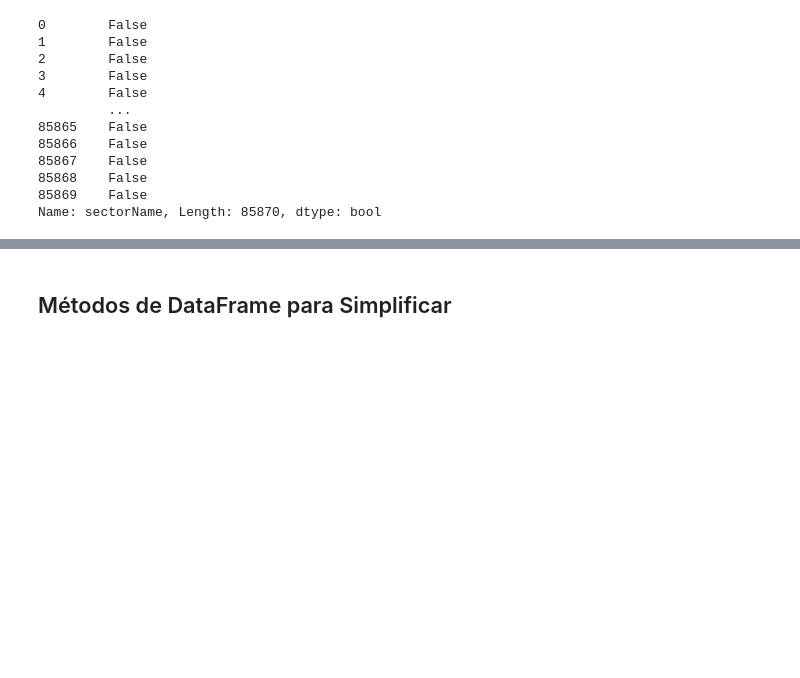
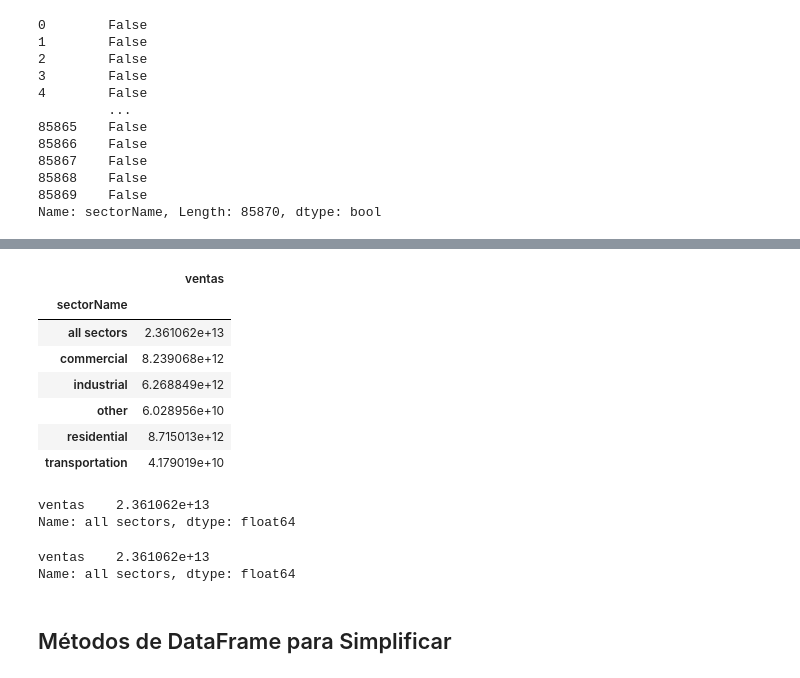
Before and after one commit to KevinrealG/Analisis-con-Python, a Jupyter notebook: Clase_6.ipynb, the cells around one changed output, grey strips where cells are left out. Cells and saved outputs as stored; diff of their text form; code cells hidden in the pictures; blank space fills up the shorter version.

```diff
--- a/Clase_6.ipynb
+++ b/Clase_6.ipynb
@@ -521,4 +529,29 @@ for estado in estados:
     print(f"Estado: {estado}, Promedio de Ventas: {promedio} millones de kWh")
+# %%
+ventas_por_sector = datos_excel.groupby('sectorName')['ventas'].sum()
+ventas = pd.DataFrame(ventas_por_sector)
+ventas
+# %% [output]
+|  | ventas |
+| sectorName |  |
+| all sectors | 2.361062e+13 |
+| commercial | 8.239068e+12 |
+| industrial | 6.268849e+12 |
+| other | 6.028956e+10 |
+| residential | 8.715013e+12 |
+| transportation | 4.179019e+10 |
+# %%
+# Acceder a una fila df.iloc[indice_numerico]
+ventas.iloc[0]
+# %% [output]
+ventas    2.361062e+13
+Name: all sectors, dtype: float64
+# %%
+# acceder a una fila por su índice
+ventas.loc["all sectors"]
+# %% [output]
+ventas    2.361062e+13
+Name: all sectors, dtype: float64
 # %% [markdown]
 ## Métodos de DataFrame para Simplificar
 # %% [markdown]
```
Also changed, not shown: parts of 18 cells of this notebook.
